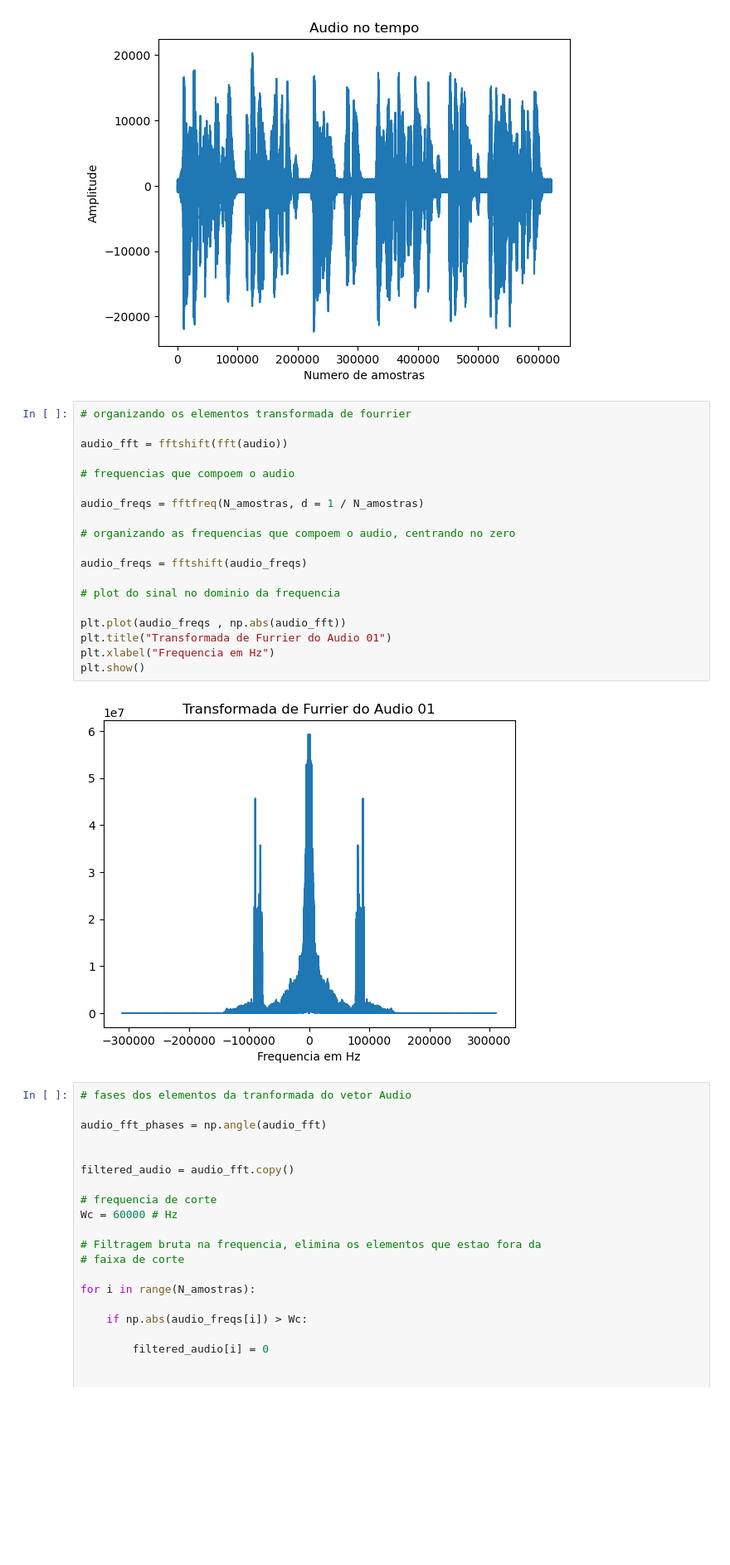
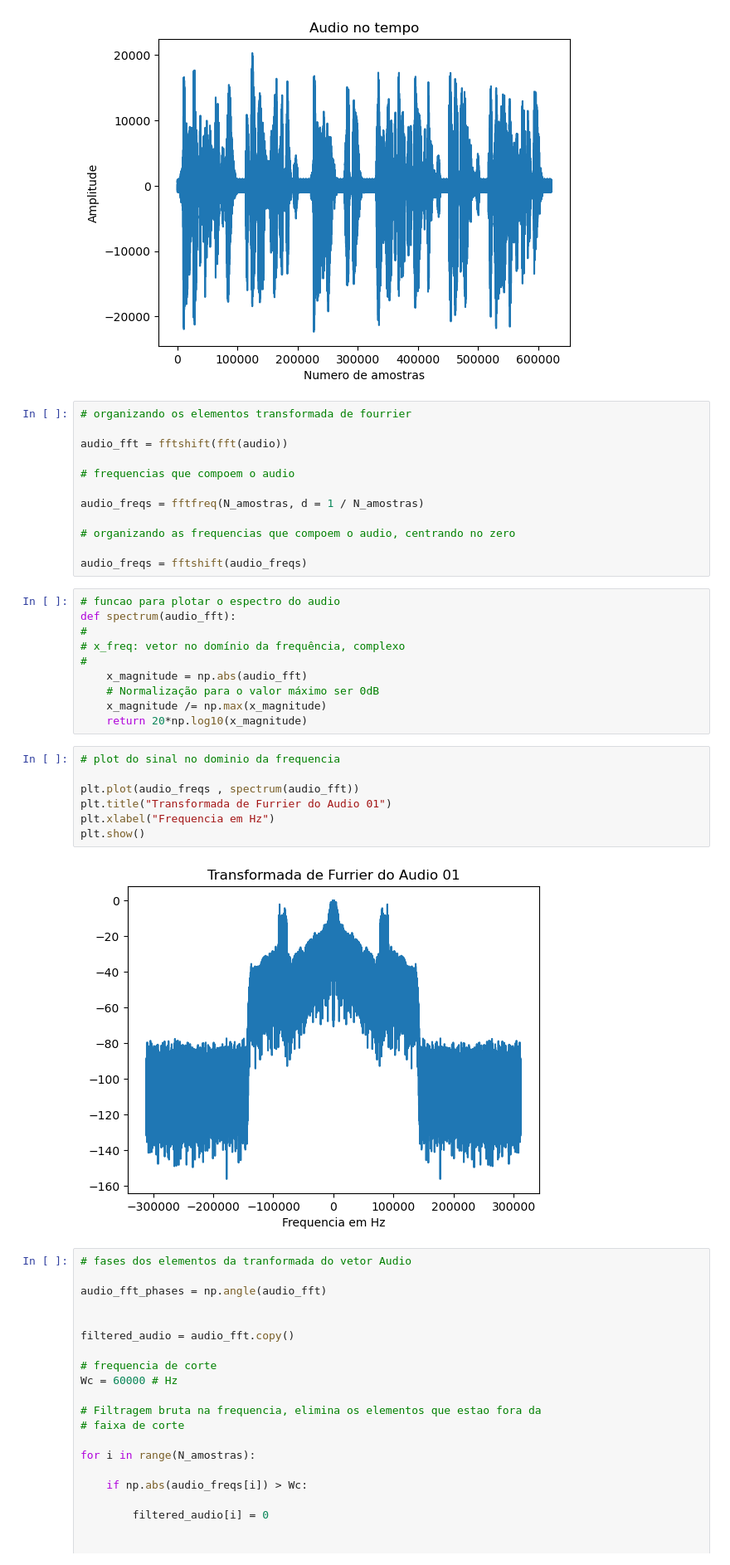
Before and after one commit to ruanpereira/sinais_tc02, a Jupyter notebook: Audio01.ipynb, the cells around one changed output. Shown at 83% size. Cells and saved outputs as stored; diff of their text form; blank space fills up the shorter version.

Commit message:
added spectrum function to plot frequency

```diff
--- a/Audio01.ipynb
+++ b/Audio01.ipynb
@@ -37,15 +37,25 @@ audio_freqs = fftfreq(N_amostras, d = 1 / N_amostras)
 # organizando as frequencias que compoem o audio, centrando no zero
 
 audio_freqs = fftshift(audio_freqs)
-
-# plot do sinal no dominio da frequencia
-
-plt.plot(audio_freqs , np.abs(audio_fft))
-plt.title("Transformada de Furrier do Audio 01")
-plt.xlabel("Frequencia em Hz")
-plt.show()
-# %% [output]
-[figure, removed]
+# %%
+# funcao para plotar o espectro do audio
+def spectrum(audio_fft):
+#
+# x_freq: vetor no domínio da frequência, complexo
+#
+    x_magnitude = np.abs(audio_fft)
+    # Normalização para o valor máximo ser 0dB
+    x_magnitude /= np.max(x_magnitude)
+    return 20*np.log10(x_magnitude)
+# %%
+# plot do sinal no dominio da frequencia
+
+plt.plot(audio_freqs , spectrum(audio_fft))
+plt.title("Transformada de Furrier do Audio 01")
+plt.xlabel("Frequencia em Hz")
+plt.show()
+# %% [output]
+[figure, added]
 # %%
 # fases dos elementos da tranformada do vetor Audio
 
```
